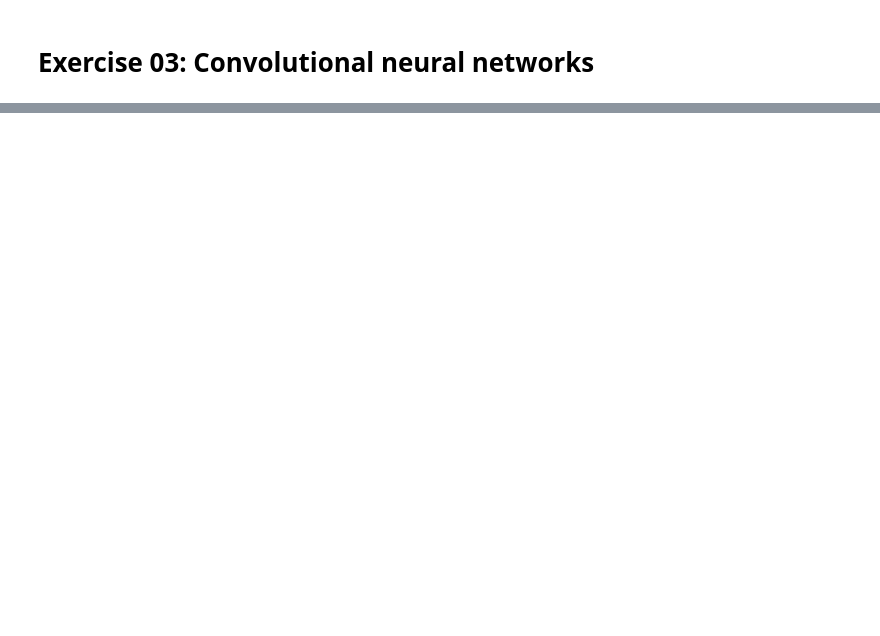
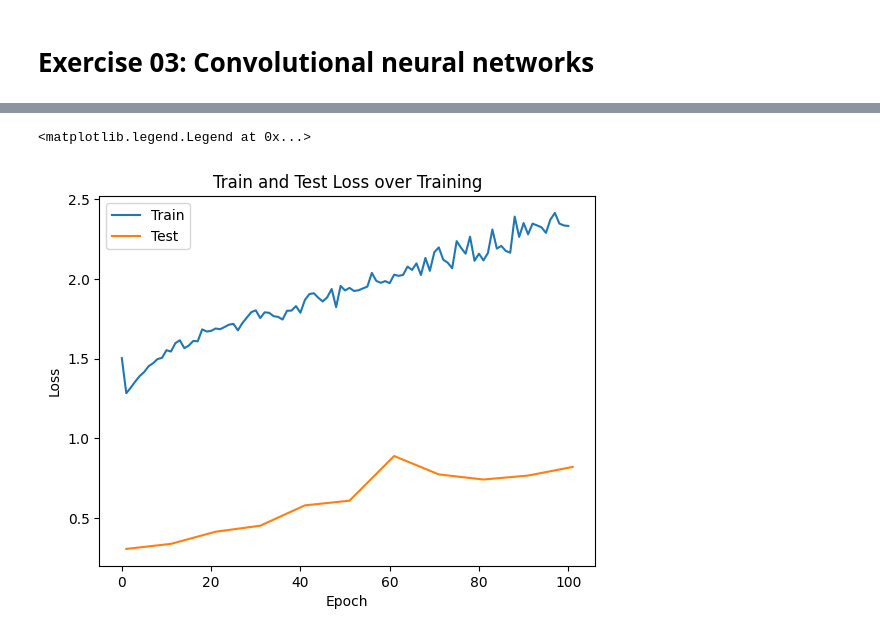
Before and after one commit to Ruben-Hartenstein/machine_learning_essentials, a Jupyter notebook: exercise_3/cnn.ipynb, the cells around one changed output, grey strips where cells are left out. Drawn from its saved outputs; the diff is of its cells as text; code cells hidden in the pictures; blank space fills up the shorter version.

```diff
--- a/exercise_3/cnn.ipynb
+++ b/exercise_3/cnn.ipynb
@@ -96,6 +133,20 @@ class RMSprop(optim.Optimizer):
                 # gradient update
                 p.data.addcdiv_(grad, avg, value=-group['lr'])
 # %%
+def dropout(X, p_drop=0.5):
+    if 0 < p_drop < 1:
+        mask = torch.bernoulli(torch.full_like(X, 1-p_drop))
+        return mask * X / (1.0 - p_drop)
+    return X
+
+
+def dropout_model(x, w_h, w_h2, w_o, p_drop_input=0.5, p_drop_hidden=0.5):
+    h = rectify(dropout(x @ w_h, p_drop_input))
+    h2 = rectify(dropout(h @ w_h2, p_drop_hidden))
+    pre_softmax = dropout(h2 @ w_o)
+    return pre_softmax
+
+
 # define the neural network
 def model(x, w_h, w_h2, w_o):
     h = rectify(x @ w_h)
@@ -131,7 +182,7 @@ for epoch in range(n_epochs + 1):
         # our model requires flattened input
         x = x.reshape(batch_size, 784)
         # feed input through model
-        noise_py_x = model(x, w_h, w_h2, w_o)
+        noise_py_x = dropout_model(x, w_h, w_h2, w_o)
 
         # reset the gradient
         optimizer.zero_grad()
@@ -174,3 +225,4 @@ plt.title("Train and Test Loss over Training")
 plt.xlabel("Epoch")
 plt.ylabel("Loss")
 plt.legend()
+# %% [output]
@@ -176,0 +246,2 @@ plt.legend()
+<matplotlib.legend.Legend at 0x...>
+[figure, added]
```
Also changed, not shown: parts of 4 cells of this notebook, 8 other files.
